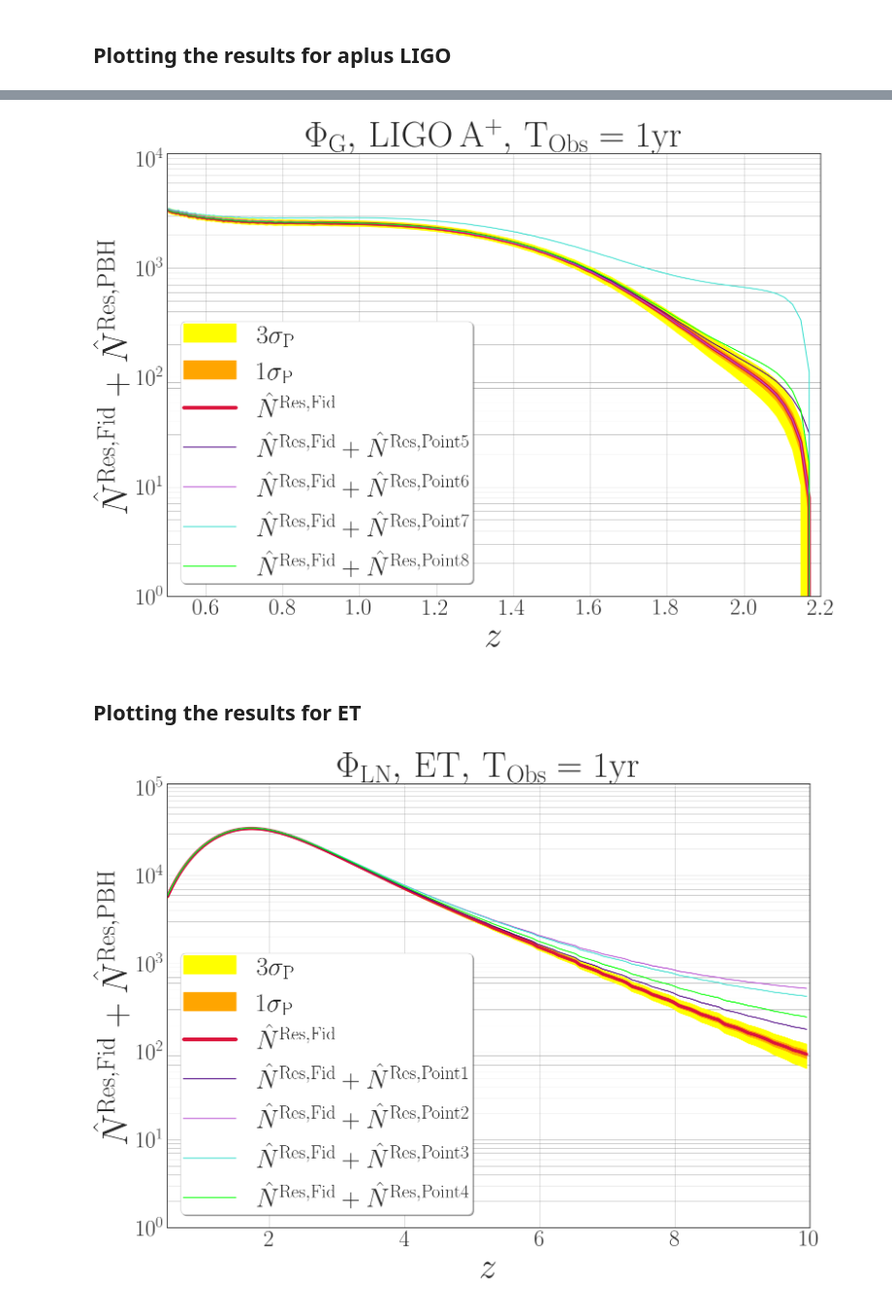
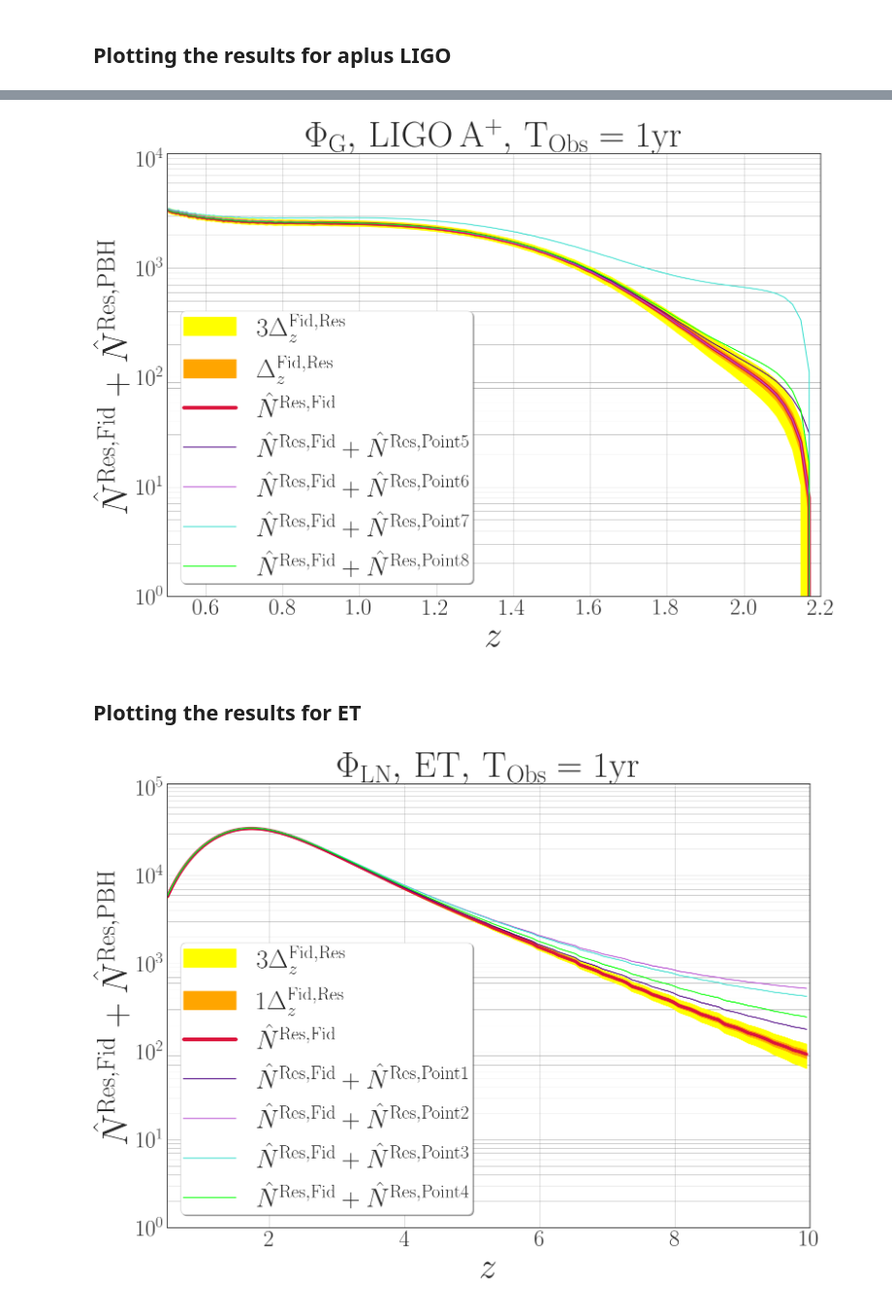
Before and after one commit to KuZa91/PBH_subpopulations_effects_analysis, a Jupyter notebook: ResDistPlotter.ipynb, the cells around one changed output, grey strips where cells are left out. Shown at 97% size. Drawn from its saved outputs; the diff is of its cells as text; code cells hidden in the pictures.

```diff
--- a/ResDistPlotter.ipynb
+++ b/ResDistPlotter.ipynb
@@ -111,8 +111,8 @@ plt.savefig('apLIGOSNRB8ResDistLN.png',dpi=200)
 # Plotting the obtained statistics for the fiducial model
 
 plt.figure(figsize=(16,12))
-plt.fill_between(LIGO5.Redshift, LIGO5.Fid_ResNorm + 3.*np.sqrt(LIGO5.Fid_ResNorm), LIGO5.Fid_ResNorm - 3.*np.sqrt(LIGO5.Fid_ResNorm), color = 'yellow', label = r'$3\sigma_{\rm P}$')
-plt.fill_between(LIGO5.Redshift, LIGO5.Fid_ResNorm + np.sqrt(LIGO5.Fid_ResNorm), LIGO5.Fid_ResNorm -np.sqrt(LIGO5.Fid_ResNorm), color = 'orange', label = r'$1\sigma_{\rm P}$')
+plt.fill_between(LIGO5.Redshift, LIGO5.Fid_ResNorm + 3.*np.sqrt(LIGO5.Fid_ResNorm), LIGO5.Fid_ResNorm - 3.*np.sqrt(LIGO5.Fid_ResNorm), color = 'yellow', label = r'$3\Delta^{\rm Fid, Res}_{z }$')
+plt.fill_between(LIGO5.Redshift, LIGO5.Fid_ResNorm + np.sqrt(LIGO5.Fid_ResNorm), LIGO5.Fid_ResNorm -np.sqrt(LIGO5.Fid_ResNorm), color = 'orange', label = r'$\Delta^{\rm Fid, Res}_{z }$')
 plt.plot(LIGO5.Redshift, LIGO5.Fid_ResNorm, color = 'crimson', linewidth=5, label = r'$\hat{N}^{\rm Res, Fid}$')
 plt.plot(LIGO5.Redshift, LIGO5.Fid_ResNorm + LIGO5.Pert_ResNorm, color = 'Indigo', label = r'$\hat{N}^{\rm Res, Fid} + \hat{N}^{\rm Res, Point 5}$')
 plt.plot(LIGO6.Redshift, LIGO6.Fid_ResNorm + LIGO6.Pert_ResNorm, color = 'mediumorchid', label = r'$\hat{N}^{\rm Res, Fid} + \hat{N}^{\rm Res, Point 6}$')
@@ -131,34 +131,34 @@ plt.grid(which='both', color='grey', linestyle='-', linewidth=0.5, alpha=.7)
 plt.savefig('apLIGOSNRB8ResDistGs.png',dpi=200)
 #plt.savefig('apLIGOSNRB8ResDistGs.png',dpi=50)
 # %% [output]
-[figure, old version]
+[figure, new version]
 # %% [markdown]
 <h2> Plotting the results for ET </h2>
 # %%
 # Plotting the obtained statistics for the fiducial model
 
 plt.figure(figsize=(16,12))
-plt.fill_between(ET1.Redshift, ET1.Fid_ResNorm + 3.*np.sqrt(ET1.Fid_ResNorm), ET1.Fid_ResNorm - 3.*np.sqrt(ET1.Fid_ResNorm), color = 'yellow', label = r'$3\sigma_{\rm P}$')
-plt.fill_between(ET1.Redshift, ET1.Fid_ResNorm + np.sqrt(ET1.Fid_ResNorm), ET1.Fid_ResNorm -np.sqrt(ET1.Fid_ResNorm), color = 'orange', label = r'$1\sigma_{\rm P}$')
+plt.fill_between(ET1.Redshift, ET1.Fid_ResNorm + 3.*np.sqrt(ET1.Fid_ResNorm), ET1.Fid_ResNorm - 3.*np.sqrt(ET1.Fid_ResNorm), color = 'yellow', label = r'$3\Delta^{\rm Fid, Res}_{z }$')
+plt.fill_between(ET1.Redshift, ET1.Fid_ResNorm + np.sqrt(ET1.Fid_ResNorm), ET1.Fid_ResNorm -np.sqrt(ET1.Fid_ResNorm), color = 'orange', label = r'$1\Delta^{\rm Fid, Res}_{z }$')
 plt.plot(ET1.Redshift, ET1.Fid_ResNorm, color = 'crimson', linewidth=5, label = r'$\hat{N}^{\rm Res, Fid}$')
 plt.plot(ET1.Redshift, ET1.Fid_ResNorm + ET1.Pert_ResNorm, color = 'Indigo', label = r'$\hat{N}^{\rm Res, Fid} + \hat{N}^{\rm Res, Point 1}$')
 plt.plot(ET2.Redshift, ET2.Fid_ResNorm + ET2.Pert_ResNorm, color = 'mediumorchid', label = r'$\hat{N}^{\rm Res, Fid} + \hat{N}^{\rm Res, Point 2}$')
 plt.plot(ET3.Redshift, ET3.Fid_ResNorm + ET3.Pert_ResNorm, color = 'turquoise', label = r'$\hat{N}^{\rm Res, Fid} + \hat{N}^{\rm Res, Point 3}$')
 plt.plot(ET4.Redshift, ET4.Fid_ResNorm + ET4.Pert_ResNorm, color = 'lime', label = r'$\hat{N}^{\rm Res, Fid} + \hat{N}^{\rm Res, Point 4}$')
 plt.xlabel('$z$', fontsize = 55 )
 plt.xlim(0.5, 10.)
 plt.ylim(1.e0, 1.1e5)
 #plt.xscale('log')
 plt.yscale('log')
 plt.legend(loc = 3, frameon = True, fancybox = True, shadow = True, borderpad= 0.1, prop={'size': 40})
 plt.ylabel(r'$\hat{N}^{\rm Res, Fid} + \hat{N}^{\rm Res, PBH}$', fontsize = 55)
 plt.title(r'$\Phi_{\rm LN}, \, \rm ET, \, T_{\rm Obs} = 1yr$',fontsize = 55)
 plt.tight_layout()
 plt.grid(which='both', color='grey', linestyle='-', linewidth=0.5, alpha=.7)
 plt.savefig('ETSNRB8ResDistLN.png',dpi=200)
 #plt.savefig('ETSNRB8ResDistLN.png',dpi=50)
 # %% [output]
-[figure, old version]
+[figure, new version]
 # %%
 # Plotting the obtained statistics for the fiducial model
 
```
Also changed, not shown: parts of 2 cells of this notebook, 4 other files.
